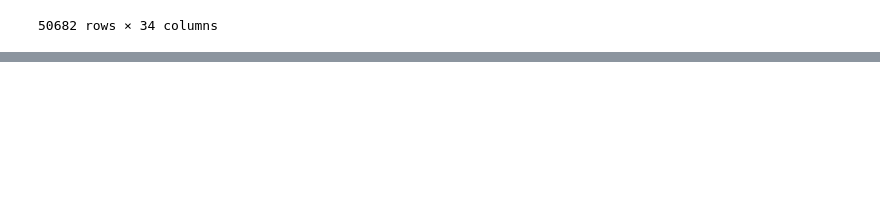
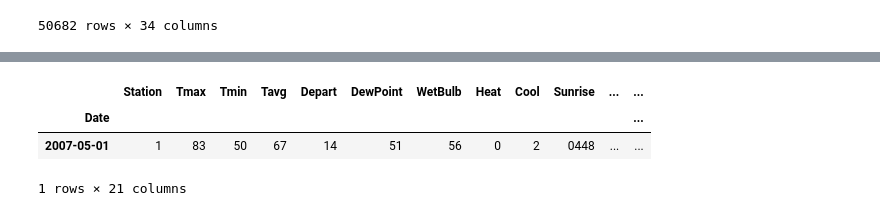
Before and after one commit to tamisalex/TeamPenguinWestNileKaggle, a Jupyter notebook: code/LoadAndCleanData.ipynb, the cells around one changed output, grey strips where cells are left out. Cells and saved outputs as stored; diff of their text form; code cells hidden in the pictures; blank space fills up the shorter version.

```diff
--- a/code/LoadAndCleanData.ipynb
+++ b/code/LoadAndCleanData.ipynb
@@ -108,0 +122,7 @@ trainWeatherSpray
+# %%
+weather.head(1)
+# %% [output]
+|  | Station | Tmax | Tmin | Tavg | Depart | DewPoint | WetBulb | Heat | Cool | Sunrise | ... | ... |
+| Date |  |  |  |  |  |  |  |  |  |  |  | ... |
+| 2007-05-01 | 1 | 83 | 50 | 67 | 14 | 51 | 56 | 0 | 2 | 0448 | ... | ... |
+1 rows × 21 columns
```
Also changed, not shown: parts of 3 cells of this notebook, 6 other files.
